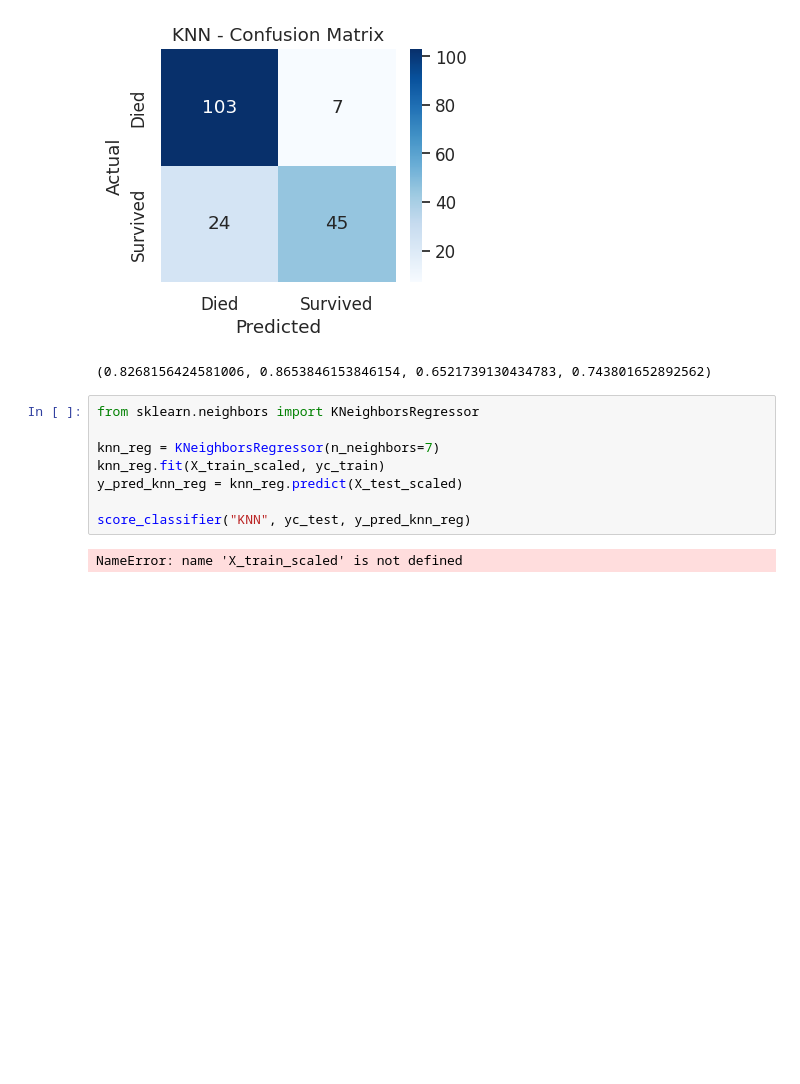
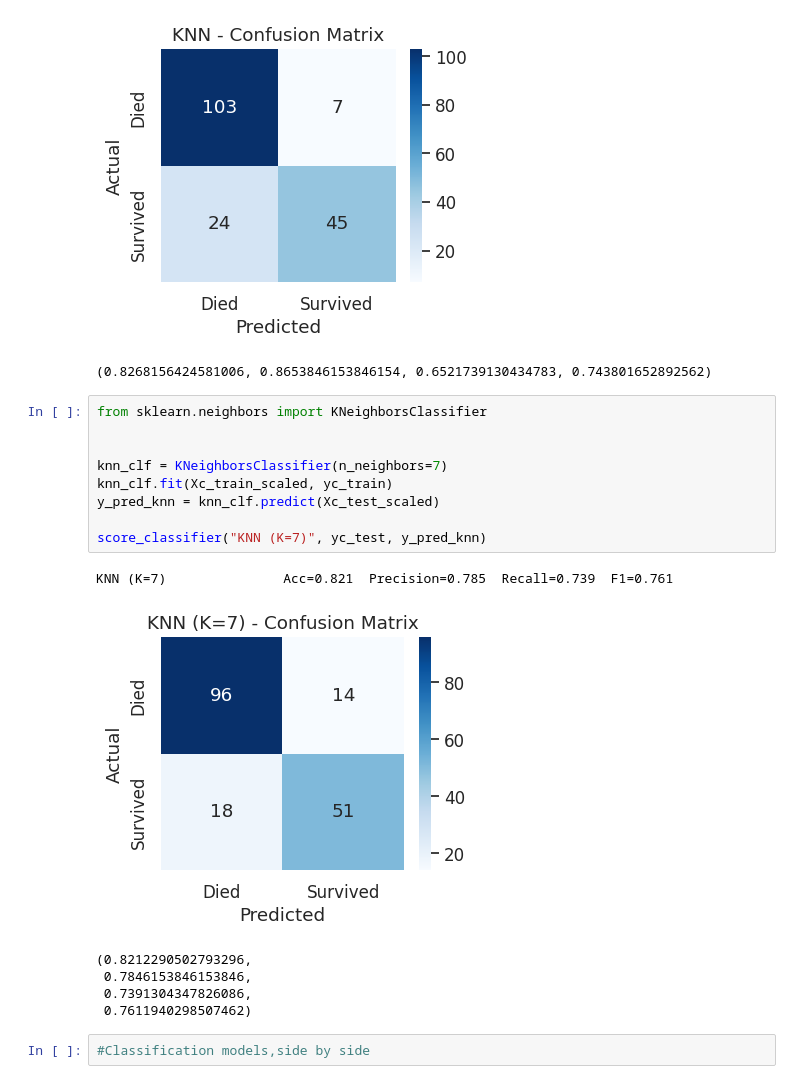
Before and after one commit to Erandi-Hans/Model-Traning-2, a Jupyter notebook: titanic.ipynb, the cells around one changed output. Drawn from its saved outputs; the diff is of its cells as text; blank space fills up the shorter version.

```diff
--- a/titanic.ipynb
+++ b/titanic.ipynb
@@ -331,12 +331,20 @@ KNN                     Acc=0.827  Precision=0.865  Recall=0.652  F1=0.744
 [figure]
 (0.8268156424581006, 0.8653846153846154, 0.6521739130434783, 0.743801652892562)
 # %%
-from sklearn.neighbors import KNeighborsRegressor
+from sklearn.neighbors import KNeighborsClassifier
 
-knn_reg = KNeighborsRegressor(n_neighbors=7)
-knn_reg.fit(X_train_scaled, yc_train)
-y_pred_knn_reg = knn_reg.predict(X_test_scaled)
 
-score_classifier("KNN", yc_test, y_pred_knn_reg)
+knn_clf = KNeighborsClassifier(n_neighbors=7)
+knn_clf.fit(Xc_train_scaled, yc_train)
+y_pred_knn = knn_clf.predict(Xc_test_scaled)
+
+score_classifier("KNN (K=7)", yc_test, y_pred_knn)
 # %% [output]
-NameError: name 'X_train_scaled' is not defined
+KNN (K=7)               Acc=0.821  Precision=0.785  Recall=0.739  F1=0.761
+[figure, added]
+(0.8212290502793296,
+ 0.7846153846153846,
+ 0.7391304347826086,
+ 0.7611940298507462)
+# %%
+#Classification models,side by side
```
Also changed, not shown: parts of 5 cells of this notebook.
